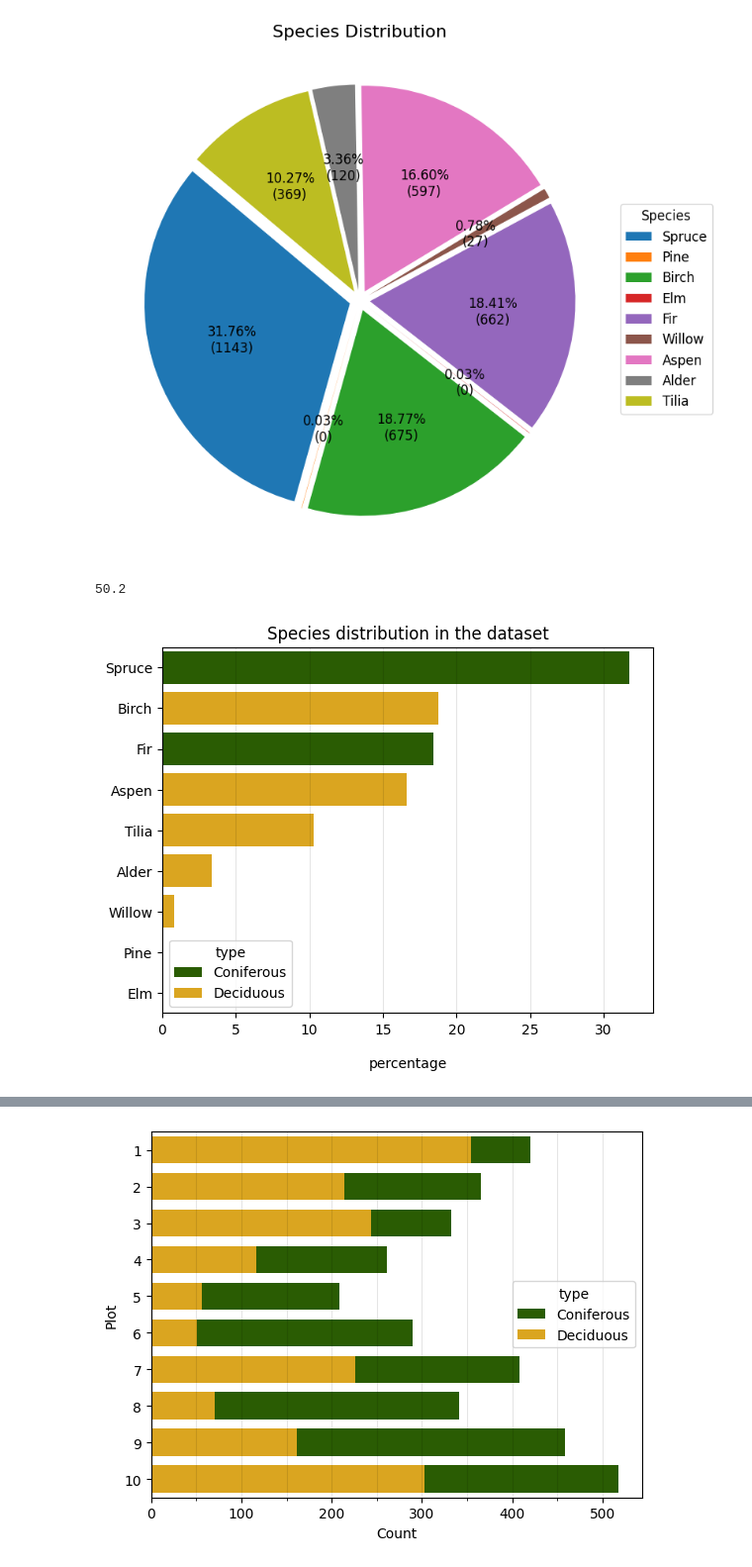
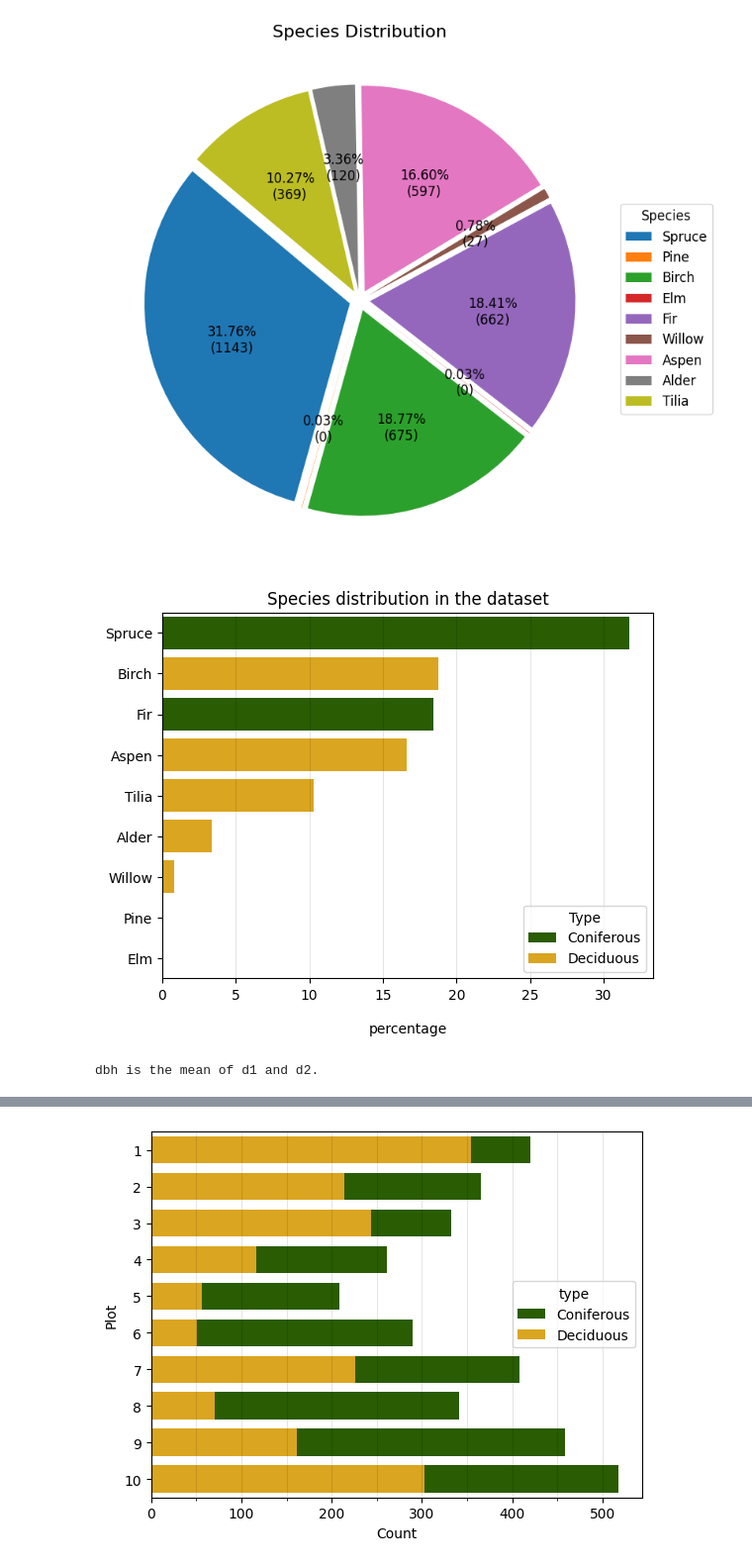
Before and after one commit to pariaighanian/LiDAR-Based-Tree-Detection, a Jupyter notebook: EDA.ipynb, the cells around one changed output, grey strips where cells are left out. Shown at 99% size. Cells and saved outputs as stored; diff of their text form; code cells hidden in the pictures.

```diff
--- a/EDA.ipynb
+++ b/EDA.ipynb
@@ -59,9 +59,9 @@ plot         float64
  comment   3329       92.42
 geometry      0        0.00
 # %%
-field_survey['plot'] = field_survey['plot'].astype('category')
+field_survey['plot'] = field_survey['plot'].astype('int8')
 field_survey['tree_no'] = field_survey['tree_no'].astype('int16')
-field_survey['angle'] = field_survey['angle'].astype('uint8')
+field_survey['angle'] = field_survey['angle'].astype('int8')
 # %%
 species_counts = field_survey.value_counts("species").reset_index()
 species_counts["percentage"] = round((species_counts["count"] / species_counts["count"].sum()) * 100, 2)
@@ -103,10 +103,6 @@ plt.tight_layout()
 plt.show()
 # %% [output]
 [figure]
-# %%
-31.76+0.03+18.41
-# %% [output]
-50.2
 # %%
 conifiers = {"Spruce", "Fir", "Pine"}
 species_counts["type"] = species_counts["species"].map(lambda x: "Coniferous" if x in conifiers else "Deciduous")
@@ -114,18 +110,28 @@ species_counts = species_counts.sort_values(by="count", ascending=False)
 # %%
 ax = sns.barplot(
     data=species_counts,
     x="percentage",
     y="species",
     hue="type",
     dodge=False,
     hue_order=["Coniferous", "Deciduous"],
     palette=["#2A5C03", "#DAA520"],
     saturation=1,
 )
 ax.set_title("Species distribution in the dataset")
 ax.grid(axis="x", color="black", alpha=0.1)
 plt.xlabel("percentage", labelpad=15)
 plt.ylabel("")
+plt.legend(loc="lower right", title="Type")
 plt.show()
 # %% [output]
-[figure, old version]
+[figure, new version]
+# %%
+# Check if dbh is the mean of d1 and d2 for all rows
+validation_result = (round((field_survey["d1"] + field_survey["d2"]) / 2, 2 )== field_survey["dbh"]).all()
+if validation_result:
+    print("dbh is the mean of d1 and d2.")
+else:
+    print("dbh is not the mean of d1 and d2.")
+# %% [output]
+dbh is the mean of d1 and d2.
```
Also changed, not shown: parts of 3 cells of this notebook, 1 other file.
